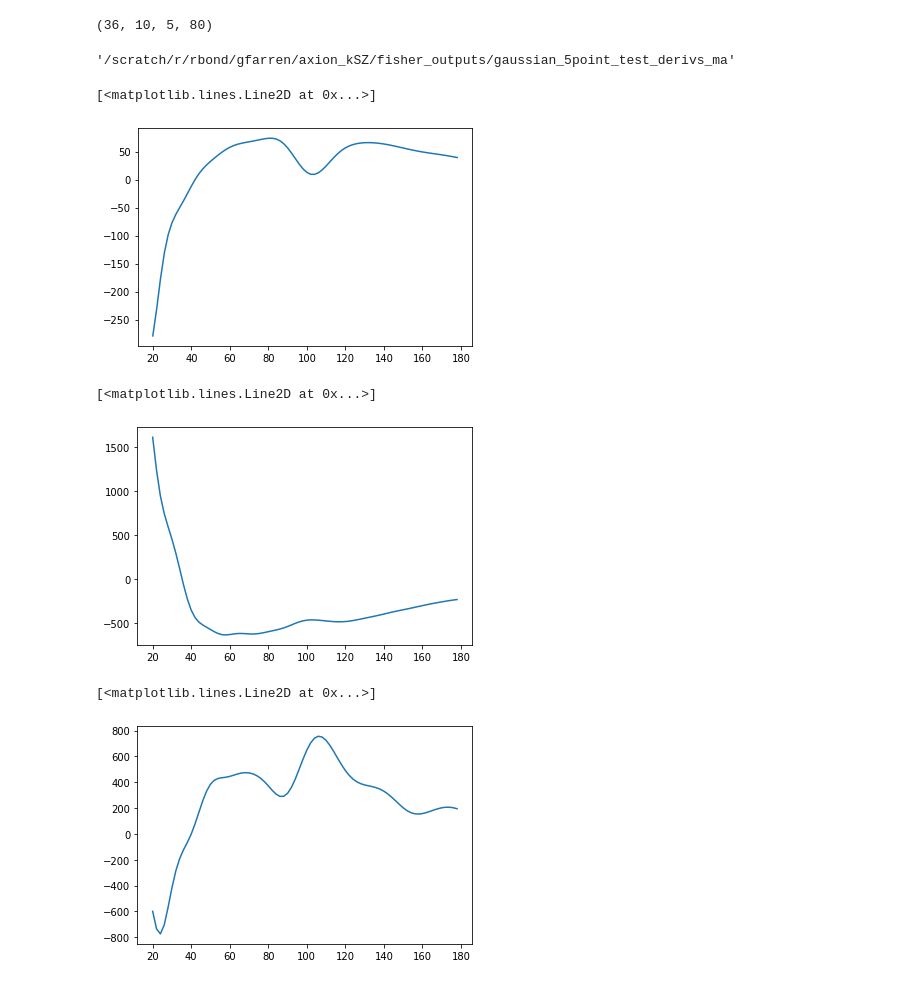
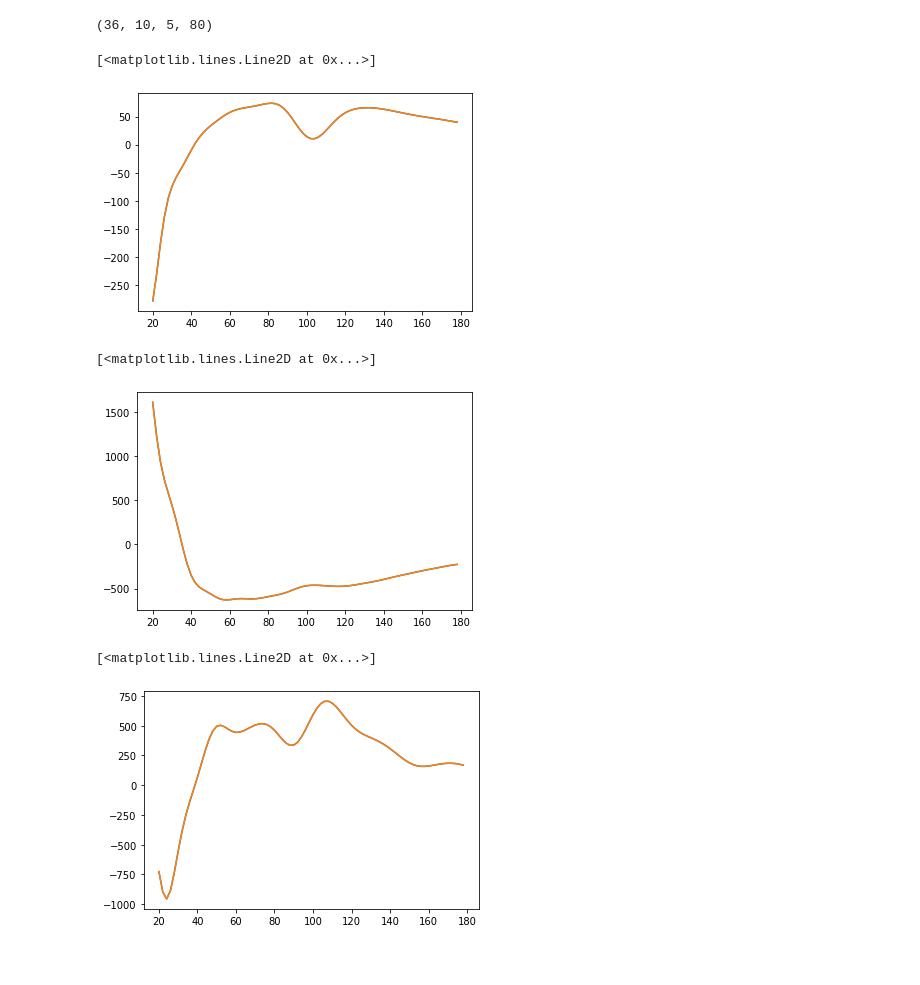
Before and after one commit to gerrfarr/Axion-kSZ-source, a Jupyter notebook: notebooks/testing_derivatives.ipynb, the cells around one changed output. Cells and saved outputs as stored; diff of their text form; code cells hidden in the pictures.

```diff
--- a/notebooks/testing_derivatives.ipynb
+++ b/notebooks/testing_derivatives.ipynb
@@ -16,29 +16,27 @@ m_a=1e-24
 # %%
+derivs_log = np.load(f"/scratch/r/rbond/gfarren/axion_kSZ/fisher_outputs/{filter}_filter_{diff}_rule_log_f/{filter}_{diff}_test_derivs_ma={m_a:.3E}.npy")
 derivs = np.load(f"/scratch/r/rbond/gfarren/axion_kSZ/fisher_outputs/{filter}_filter_{diff}_rule/{filter}_{diff}_test_derivs_ma={m_a:.3E}.npy")
 # %%
 derivs.shape
 # %% [output]
 (36, 10, 5, 80)
-# %%
-out_path="/scratch/r/rbond/gfarren/axion_kSZ/fisher_outputs/"
-prefix="gaussian_5point"
-f"{out_path}{prefix}_test_derivs_ma"
-# %% [output]
-'/scratch/r/rbond/gfarren/axion_kSZ/fisher_outputs/gaussian_5point_test_derivs_ma'
 # %%
 plt.plot(r_vals, derivs[0,0,0,:])
+plt.plot(r_vals, derivs_log[0,0,0,:])
 # %% [output]
 [<matplotlib.lines.Line2D at 0x...>]
-[figure, old version]
+[figure, new version]
 # %%
 plt.plot(r_vals, derivs[0,1,0,:])
+plt.plot(r_vals, derivs_log[0,1,0,:])
 # %% [output]
 [<matplotlib.lines.Line2D at 0x...>]
-[figure, old version]
+[figure, new version]
 # %%
 plt.plot(r_vals, derivs[0,2,0,:])
+plt.plot(r_vals, derivs_log[0,2,0,:])
 # %% [output]
 [<matplotlib.lines.Line2D at 0x...>]
-[figure, old version]
+[figure, new version]
 # %%
 plt.plot(r_vals, derivs[0,3,0,:])
```
Also changed, not shown: parts of 17 cells of this notebook, 2 other files.
